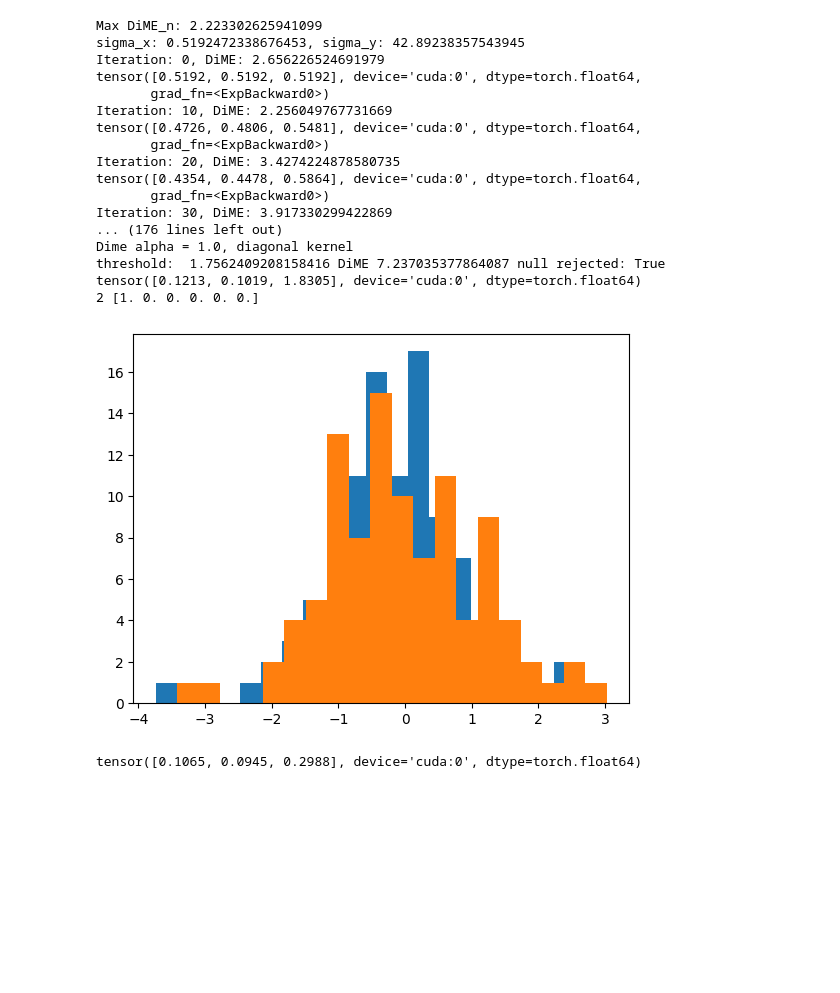
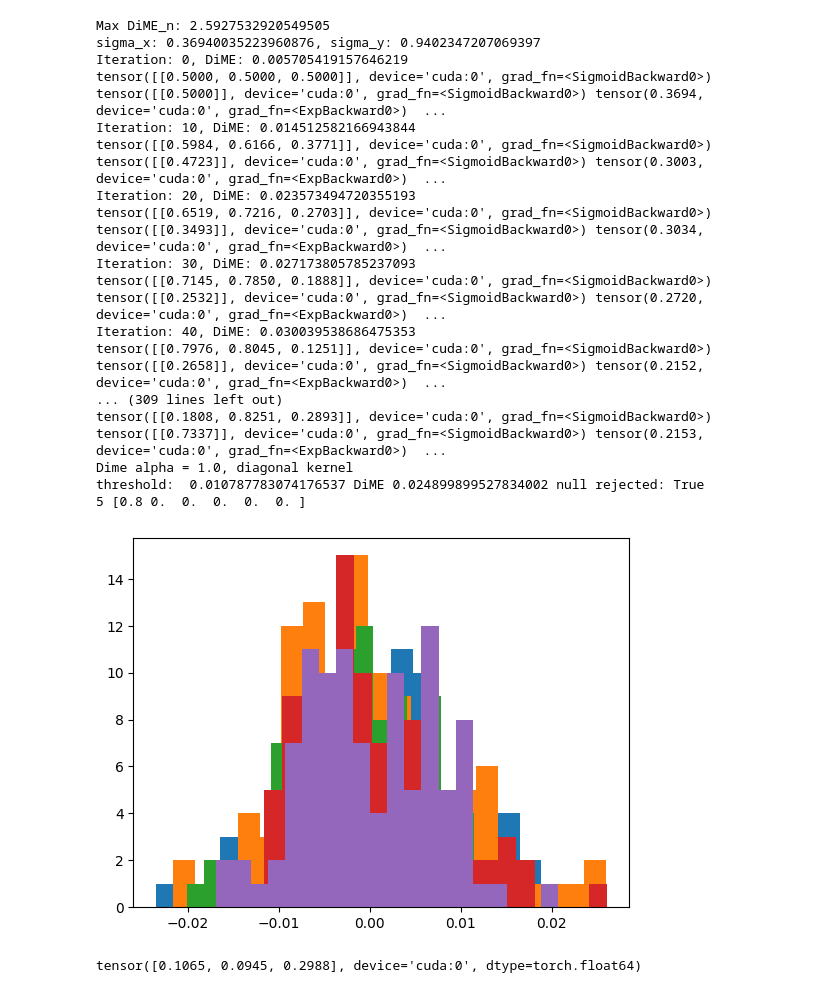
Before and after one commit to KeiderHoyos/IndependenceTestingDifferenceEntropies, a Jupyter notebook: demo.ipynb, the cells around one changed output. Saved outputs shown, nothing was run; the diff lists cells and outputs as text; code cells hidden in the pictures; blank space fills up the shorter version.

```diff
--- a/demo.ipynb
+++ b/demo.ipynb
@@ -105,49 +105,49 @@ def GSign(n,d, seed):
     Y = np.abs(Z)*np.prod(sign_X,1)
     return X,Y
 # %%
-n = 900
+n = 600
 d = 3
-test_num = 2
-dime_perm = 5
+test_num = 5
+dime_perm = 10
 result_test_correct = np.zeros([6,test_num])
 seed = 0
 for it in range(test_num):
     X, Y = sinedependence(n, d, seed)
     Y = Y.reshape(-1,1)
     X_tensor, Y_tensor = torch.tensor(X, device=device), torch.tensor(Y,device=device)
 
     #test#
 
 
-    dime_estimator = IndpTest_DIME( X_tensor, Y_tensor, dime_perm = 10, alpha = 0.5, type_bandwidth="diagonal", lr = 0.01,  split_ratio = 0.5,
-                                    batch_size = None, grid_search_min = -1, grid_search_max = 4, epochs=300)
+    dime_estimator = IndpTest_DIME( X_tensor, Y_tensor, dime_perm = 10, alpha = 0.5, type_bandwidth="weighted", lr = 0.05,  split_ratio = 0.5,
+                                    batch_size = None, grid_search_min = -3, grid_search_max = 3, epochs=300)
     results_dime = dime_estimator.perform_test()
     result_test_correct[0, it] = float(results_dime['h0_rejected'])
     print('Dime alpha = 1.0, diagonal kernel')
     print('threshold: ',results_dime["thresh"].item(), 'DiME', results_dime["test_stat"].item(), 'null rejected:' ,results_dime["h0_rejected"].item())
-    print(dime_estimator.sigma_x_diag_vals)
+    # print(dime_estimator.sigma_x_diag_vals)
 
     seed += 1
     print(it+1, np.sum(result_test_correct,1)/(it+1))
 # %% [output]
-Max DiME_n: 2.223302625941099
-sigma_x: 0.5192472338676453, sigma_y: 42.89238357543945
-Iteration: 0, DiME: 2.656226524691979
-tensor([0.5192, 0.5192, 0.5192], device='cuda:0', dtype=torch.float64,
-       grad_fn=<ExpBackward0>)
-Iteration: 10, DiME: 2.256049767731669
-tensor([0.4726, 0.4806, 0.5481], device='cuda:0', dtype=torch.float64,
-       grad_fn=<ExpBackward0>)
-Iteration: 20, DiME: 3.4274224878580735
-tensor([0.4354, 0.4478, 0.5864], device='cuda:0', dtype=torch.float64,
-       grad_fn=<ExpBackward0>)
-Iteration: 30, DiME: 3.917330299422869
-... (176 lines left out)
+Max DiME_n: 2.5927532920549505
+sigma_x: 0.36940035223960876, sigma_y: 0.9402347207069397
+Iteration: 0, DiME: 0.005705419157646219
+tensor([[0.5000, 0.5000, 0.5000]], device='cuda:0', grad_fn=<SigmoidBackward0>) tensor([[0.5000]], device='cuda:0', grad_fn=<SigmoidBackward0>) tensor(0.3694, device='cuda:0', grad_fn=<ExpBackward0>)  ...
+Iteration: 10, DiME: 0.014512582166943844
+tensor([[0.5984, 0.6166, 0.3771]], device='cuda:0', grad_fn=<SigmoidBackward0>) tensor([[0.4723]], device='cuda:0', grad_fn=<SigmoidBackward0>) tensor(0.3003, device='cuda:0', grad_fn=<ExpBackward0>)  ...
+Iteration: 20, DiME: 0.023573494720355193
+tensor([[0.6519, 0.7216, 0.2703]], device='cuda:0', grad_fn=<SigmoidBackward0>) tensor([[0.3493]], device='cuda:0', grad_fn=<SigmoidBackward0>) tensor(0.3034, device='cuda:0', grad_fn=<ExpBackward0>)  ...
+Iteration: 30, DiME: 0.027173805785237093
+tensor([[0.7145, 0.7850, 0.1888]], device='cuda:0', grad_fn=<SigmoidBackward0>) tensor([[0.2532]], device='cuda:0', grad_fn=<SigmoidBackward0>) tensor(0.2720, device='cuda:0', grad_fn=<ExpBackward0>)  ...
+Iteration: 40, DiME: 0.030039538686475353
+tensor([[0.7976, 0.8045, 0.1251]], device='cuda:0', grad_fn=<SigmoidBackward0>) tensor([[0.2658]], device='cuda:0', grad_fn=<SigmoidBackward0>) tensor(0.2152, device='cuda:0', grad_fn=<ExpBackward0>)  ...
+... (309 lines left out)
+tensor([[0.1808, 0.8251, 0.2893]], device='cuda:0', grad_fn=<SigmoidBackward0>) tensor([[0.7337]], device='cuda:0', grad_fn=<SigmoidBackward0>) tensor(0.2153, device='cuda:0', grad_fn=<ExpBackward0>)  ...
 Dime alpha = 1.0, diagonal kernel
-threshold:  1.7562409208158416 DiME 7.237035377864087 null rejected: True
-tensor([0.1213, 0.1019, 1.8305], device='cuda:0', dtype=torch.float64)
-2 [1. 0. 0. 0. 0. 0.]
+threshold:  0.010787783074176537 DiME 0.024899899527834002 null rejected: True
+5 [0.8 0.  0.  0.  0.  0. ]
-[figure, old version]
+[figure, new version]
 # %%
 dime_estimator.sigma_x_diag_vals
 # %% [output]
```
Also changed, not shown: parts of 2 cells of this notebook, 2 other files.
